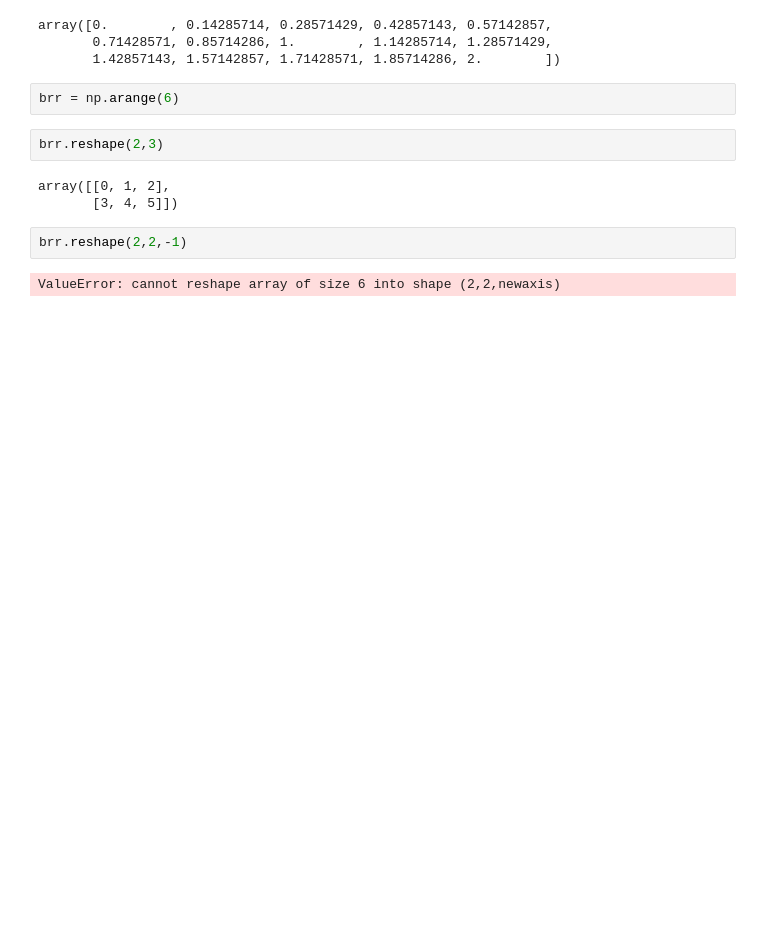
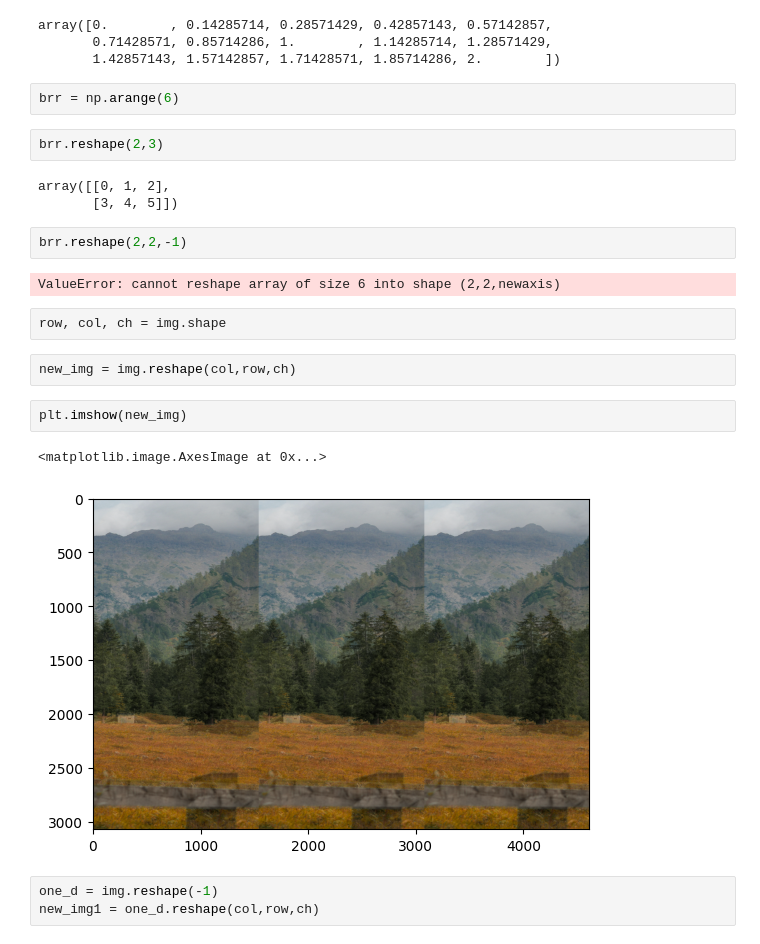
Before and after one commit to palak30jain/iitr_june_2025_palak, a Jupyter notebook: numpy_2.ipynb, the cells around one changed output. Cells and saved outputs as stored; diff of their text form; blank space fills up the shorter version.

```diff
--- a/numpy_2.ipynb
+++ b/numpy_2.ipynb
@@ -116,3 +116,15 @@ array([[0, 1, 2],
 brr.reshape(2,2,-1)
 # %% [output]
 ValueError: cannot reshape array of size 6 into shape (2,2,newaxis)
+# %%
+row, col, ch = img.shape
+# %%
+new_img = img.reshape(col,row,ch)
+# %%
+plt.imshow(new_img)
+# %% [output]
+<matplotlib.image.AxesImage at 0x...>
+[figure, added]
+# %%
+one_d = img.reshape(-1)
+new_img1 = one_d.reshape(col,row,ch)
```
Also changed, not shown: parts of 5 cells of this notebook.
